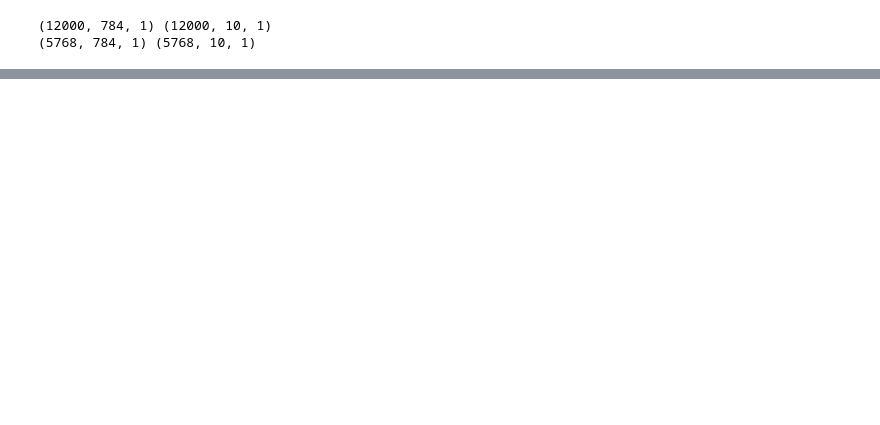
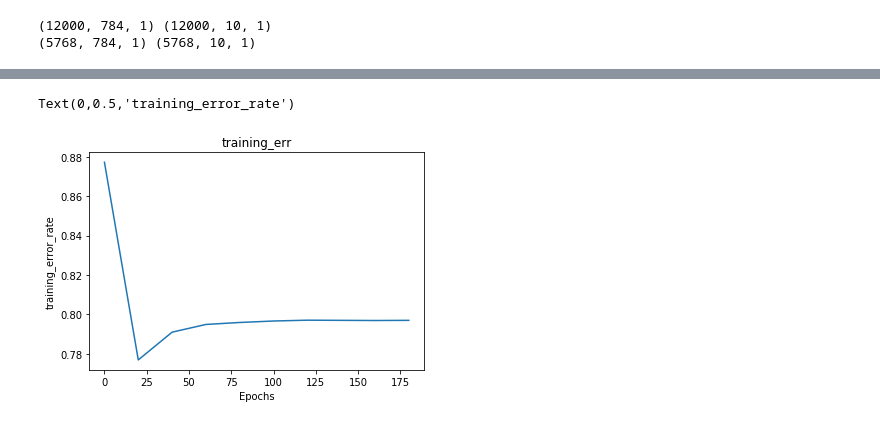
Before and after one commit to omelette-314/Deep_learning_nctu, a Jupyter notebook: homework1/DNN/DNN.ipynb, the cells around one changed output, grey strips where cells are left out. Cells and saved outputs as stored; diff of their text form; code cells hidden in the pictures; blank space fills up the shorter version.

```diff
--- a/homework1/DNN/DNN.ipynb
+++ b/homework1/DNN/DNN.ipynb
@@ -128,6 +110,10 @@ class DNN():
     def zero_initial(self):
         self.weights =[np.zeros((i,j),dtype='float')for i,j in zip(neurons[1:],neurons[:-1])] # transposed (n,m)->(m,n)
         self.biases  =[np.zeros((j,1),dtype='float')for j in neurons[1:]] #add after data mutiby weight so (m,1)
+        for i in range(len(self.biases)):
+            self.biases[i]+=1
+        for i in range(len(self.weights)):
+            self.weights[i]+=1
         print("zero_initial")
     def SGD(self,train_data,test_data,epochs,batch_size,lr): #randomly choose data as batch size
         num = len(train_data)
@@ -136,22 +122,19 @@ class DNN():
             mini_batch = [train_data[j:j+batch_size] for j in range(0,num,batch_size) ]
             for data in mini_batch:
                 self.update_mini_batch(data,lr)
-            if (i==20):
-                w_20 = self.weights
-                b_20 = self.biases
-            if (i==80):
-                w_80 = self.weights
-                b_80 = self.biases
-            if (i % 50 == 0):
+            if (i == 20):
+                weight_20 = self.weights
+                bias_20 = self.biases
+            if (i == 80):
+                weight_80 = self.weights
+                bias_80 = self.biases
+            if (i % 20 == 0):
                 # record info
                 self.training_loss.append(self.calc_loss(training_data))
                 self.training_error_rate.append(self.count_error(training_data) / len(training_data))
                 self.testing_error_rate.append(self.count_error(testing_data) / len(testing_data))
-                print('===================================')
-                print("【Epoch %s】" % i)
-                print('    training loss: %f' % self.calc_loss(training_data))
-                print('    training error rate: %d / %d(%f)' % (self.count_error(training_data), len(training_data), self.count_error(training_data) / len(training_data)))
-                print('    testing error rate: %d / %d(%f)' % (self.count_error(testing_data), len(testing_data), self.count_error(testing_data) / len(testing_data)))
+
+        return weight_20,bias_20,weight_80,bias_80
 
     def update_mini_batch(self, batch_data, lr):
         sum_gradient_w = [ np.zeros(w.shape) for w in self.weights ] #creat same size as weight think as 暫存器
@@ -175,11 +158,14 @@ class DNN():
                 x = np.dot(self.weights[layer],x)+self.biases[layer]
                 z.append(x)
                 x=softmax(x)
+                #x=sigmoid(x)
+                #print(x)
                 activation_z.append(x)
             else:
                 x = np.dot(self.weights[layer],x)+self.biases[layer]
                 z.append(x)
                 x=sigmoid(x)
+                #x=relu(x)
                 activation_z.append(x)
         return x,z,activation_z
     def backward(self,x,y):
@@ -199,7 +185,7 @@ class DNN():
                 gradient_w[-layer]=np.dot(delta,activation_z[-layer-1].T)
             else:
                 delta = np.dot(self.weights[-layer + 1].T, delta) * sigmoid_derivate(zs[-layer])
-                #delta = np.dot(self.weights[-layer + 1].T, delta) * relu_derivate(zs[-layer])
+                #delta = np.dot(self.weights[-layer + 1].T, delta) * relu_derivative(zs[-layer])
                 gradient_w[-layer] = np.dot(delta, activation_z[-layer - 1].T)
                 gradient_b[-layer] = delta
         return gradient_w, gradient_b
@@ -210,7 +196,7 @@ class DNN():
             output,_,_ = self.forward(x)
             #output = self.forward(x)
             #print("Output:{},Ground Truth:{}".format(output,y))
-            loss += cross_entropy(output, y) #/ len(data)
+            loss += cross_entropy(output, y) / len(data)
         return loss
     def count_error(self, data):
     # count error number
@@ -220,7 +206,6 @@ class DNN():
             x,_,_ = self.forward(x)
             x = x.argmax()
             y = np.argmax(y)
-            #print(x,y)
             compare_list.append([x,y])
         #compare_list = [ (np.argmax(self.forward(x)), np.argmax(y)) for x, y in data ]
         error_count = sum( int(y1 != y2) for y1, y2 in compare_list)
@@ -367,0 +215,4 @@ SyntaxError: invalid syntax (<ipython-input-8-9320ba7591b7>, line 30)
+# %%
+neurons=[784,128,10]
+module1 = DNN(neurons)
+w_2_,b_2_,w_8_,b_8_=module1.SGD(training_data, testing_data, 200, 20, 0.03)
@@ -367,0 +237,11 @@ SyntaxError: invalid syntax (<ipython-input-8-9320ba7591b7>, line 30)
+# %%
+new_x_axis = np.arange(0,200, 20)
+# %%
+fig, ax = plt.subplots(1, 1)
+ax.plot(new_x_axis, module1.training_error_rate)
+ax.set_title('training_err')
+ax.set_xlabel('Epochs')
+ax.set_ylabel('training_error_rate')
+# %% [output]
+Text(0,0.5,'training_error_rate')
+[figure, added]
```
Also changed, not shown: parts of 30 cells of this notebook, 5 other files.
